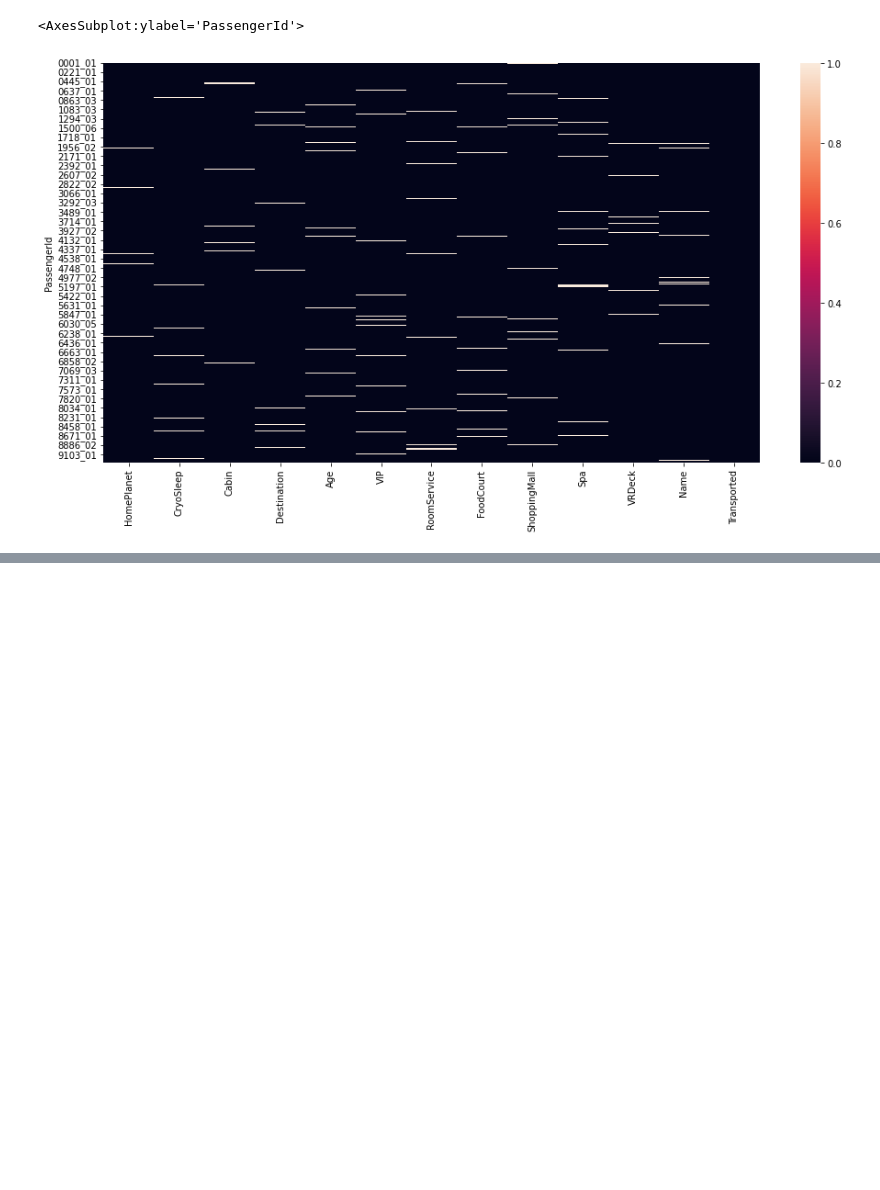
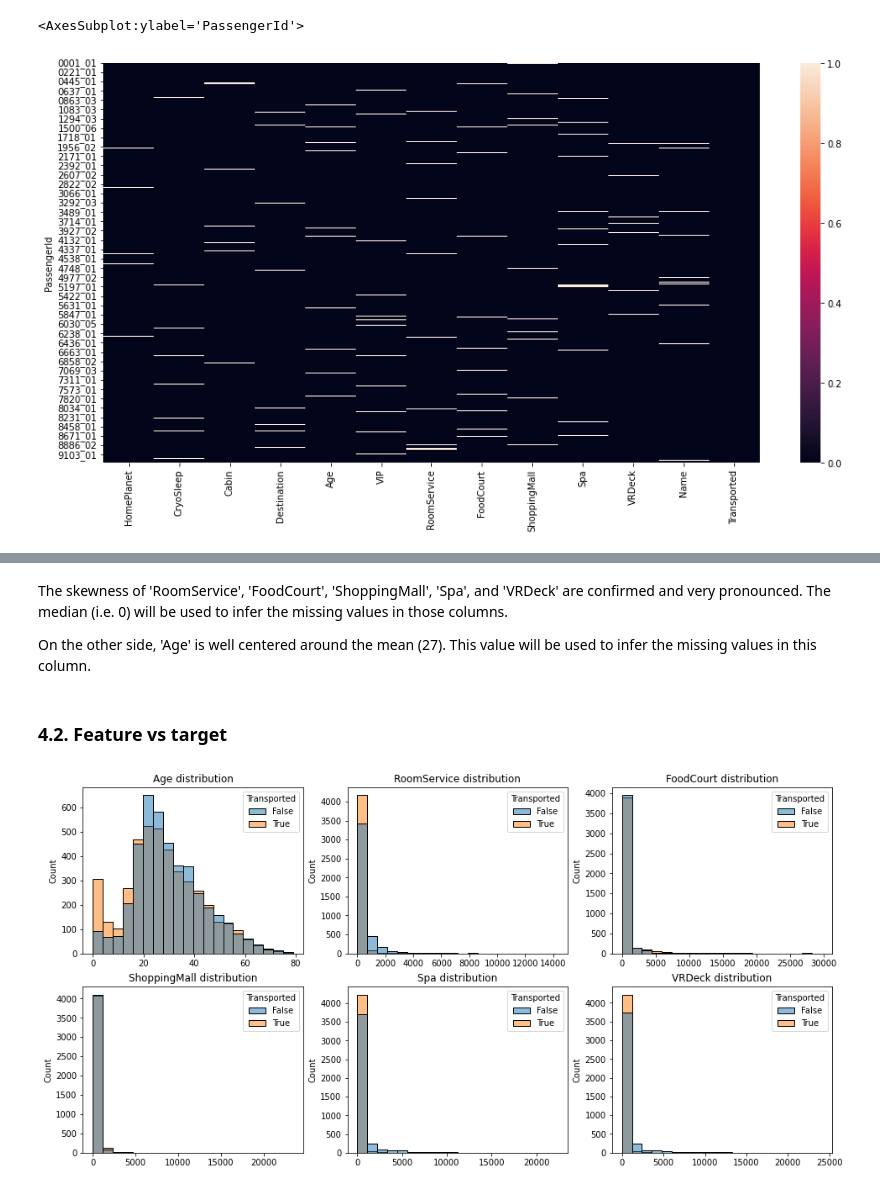
Before and after one commit to ThomasDumazert/01-spaceship_titanic, a Jupyter notebook: notebooks/eda.ipynb, the cells around one changed output, grey strips where cells are left out. Saved outputs shown, nothing was run; the diff lists cells and outputs as text; code cells hidden in the pictures; blank space fills up the shorter version.

```diff
--- a/notebooks/eda.ipynb
+++ b/notebooks/eda.ipynb
@@ -99,0 +232,19 @@ numerical_columns = ['Age', 'RoomService', 'FoodCourt', 'ShoppingMall', 'Spa', '
+# %% [markdown]
+The skewness of 'RoomService', 'FoodCourt', 'ShoppingMall', 'Spa', and 'VRDeck' are confirmed and very pronounced. The median (i.e. 0) will be used to infer the missing values in those columns.
+
+On the other side, 'Age' is well centered around the mean (27). This value will be used to infer the missing values in this column.
+# %% [markdown]
+### 4.2. Feature vs target
+# %%
+fig, axs = plt.subplots(nrows=display_n_rows, ncols=display_n_cols, figsize=(16, 8))
+
+for idx, column in enumerate(numerical_columns):
+    row = idx // display_n_cols
+    col = idx % display_n_cols
+    sns.histplot(data=df, x=column, hue=target, bins=nb_bins, ax=axs[row, col])
+    axs[row, col].set_title(f'{column} distribution')
+    axs[row, col].set_xlabel('')
+
+plt.show()
+# %% [output]
+[figure, added]
```
Also changed, not shown: parts of 34 cells of this notebook.
